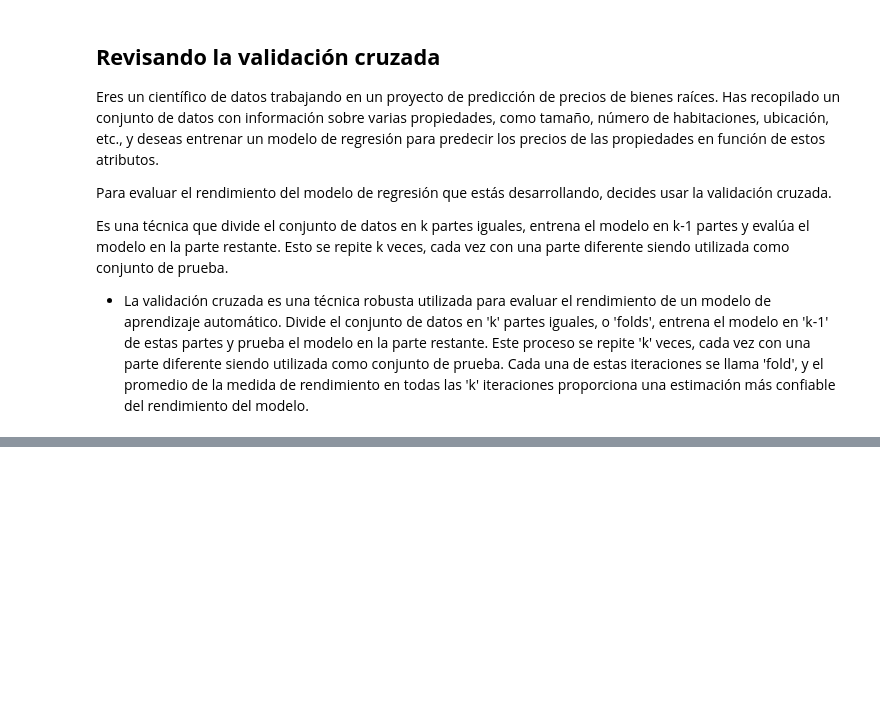
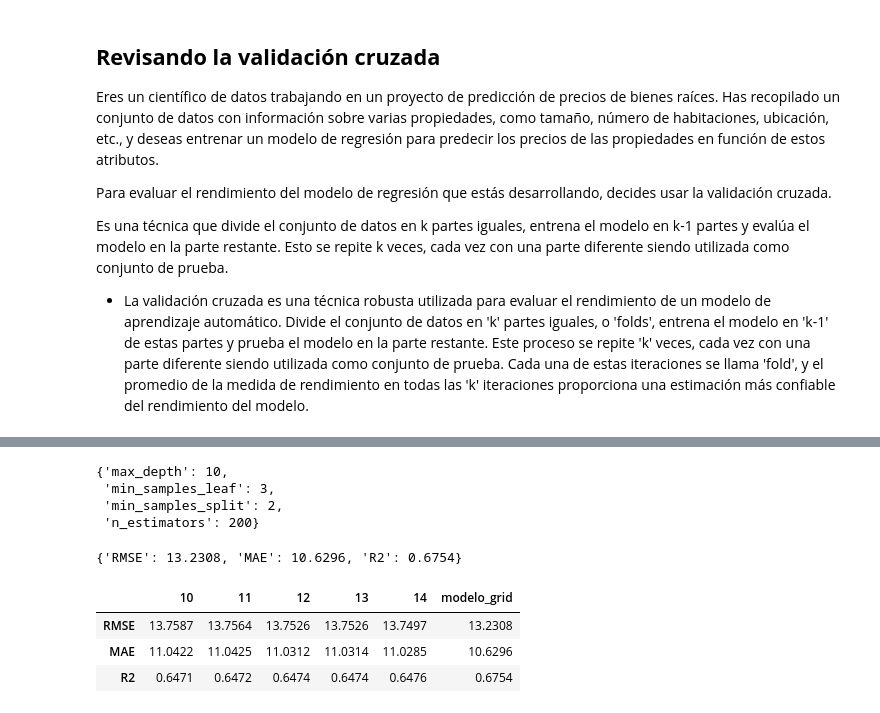
Before and after one commit to betorockers/DataScience_AluraLatam, a Jupyter notebook: 4-Estadisticas_y_Machine_Learning/Machine_learning-Comprender_la_base_de_la_clasificación/5-IA_aumentada_prevision_de_atrasos_de_vuelos/optimizacion_aeroportuaria.ipynb, the cells around one changed output, grey strips where cells are left out. Saved outputs shown, nothing was run; the diff lists cells and outputs as text; code cells hidden in the pictures; blank space fills up the shorter version.

```diff
--- a/4-Estadisticas_y_Machine_Learning/Machine_learning-Comprender_la_base_de_la_clasificación/5-IA_aumentada_prevision_de_atrasos_de_vuelos/optimizacion_aeroportuaria.ipynb.ipynb
+++ b/4-Estadisticas_y_Machine_Learning/Machine_learning-Comprender_la_base_de_la_clasificación/5-IA_aumentada_prevision_de_atrasos_de_vuelos/optimizacion_aeroportuaria.ipynb
@@ -665,0 +771,14 @@ Es una técnica que divide el conjunto de datos en k partes iguales, entrena el
+# %%
+param_grid ={
+    'max_depth':[5,10,15],
+    'min_samples_leaf':[1,2,3],
+    'min_samples_split' : [2,4,6],
+    'n_estimators':[100,150,200]
+}
+# %%
+from sklearn.model_selection import GridSearchCV
+cv = KFold(n_splits=5, shuffle=True, random_state=42)
+model_grid = GridSearchCV(RandomForestRegressor(random_state=42), param_grid=param_grid, scoring='r2',cv=cv)
+
+
+model_grid.fit(X_train, y_train)
@@ -665,0 +793,21 @@ Es una técnica que divide el conjunto de datos en k partes iguales, entrena el
+# %%
+model_grid.best_params_
+# %% [output]
+{'max_depth': 10,
+ 'min_samples_leaf': 3,
+ 'min_samples_split': 2,
+ 'n_estimators': 200}
+# %%
+y_pred_grid = model_grid.predict(X_test)
+metricas_model_grid = calcular_regresion(y_test,y_pred_grid)
+metricas_model_grid
+# %% [output]
+{'RMSE': 13.2308, 'MAE': 10.6296, 'R2': 0.6754}
+# %%
+resultados['modelo_grid'] = list(metricas_model_grid.values())
+resultados
+# %% [output]
+|  | 10 | 11 | 12 | 13 | 14 | modelo_grid |
+| RMSE | 13.7587 | 13.7564 | 13.7526 | 13.7526 | 13.7497 | 13.2308 |
+| MAE | 11.0422 | 11.0425 | 11.0312 | 11.0314 | 11.0285 | 10.6296 |
+| R2 | 0.6471 | 0.6472 | 0.6474 | 0.6474 | 0.6476 | 0.6754 |
```
Also changed, not shown: parts of 19 cells of this notebook, 1 other file.
